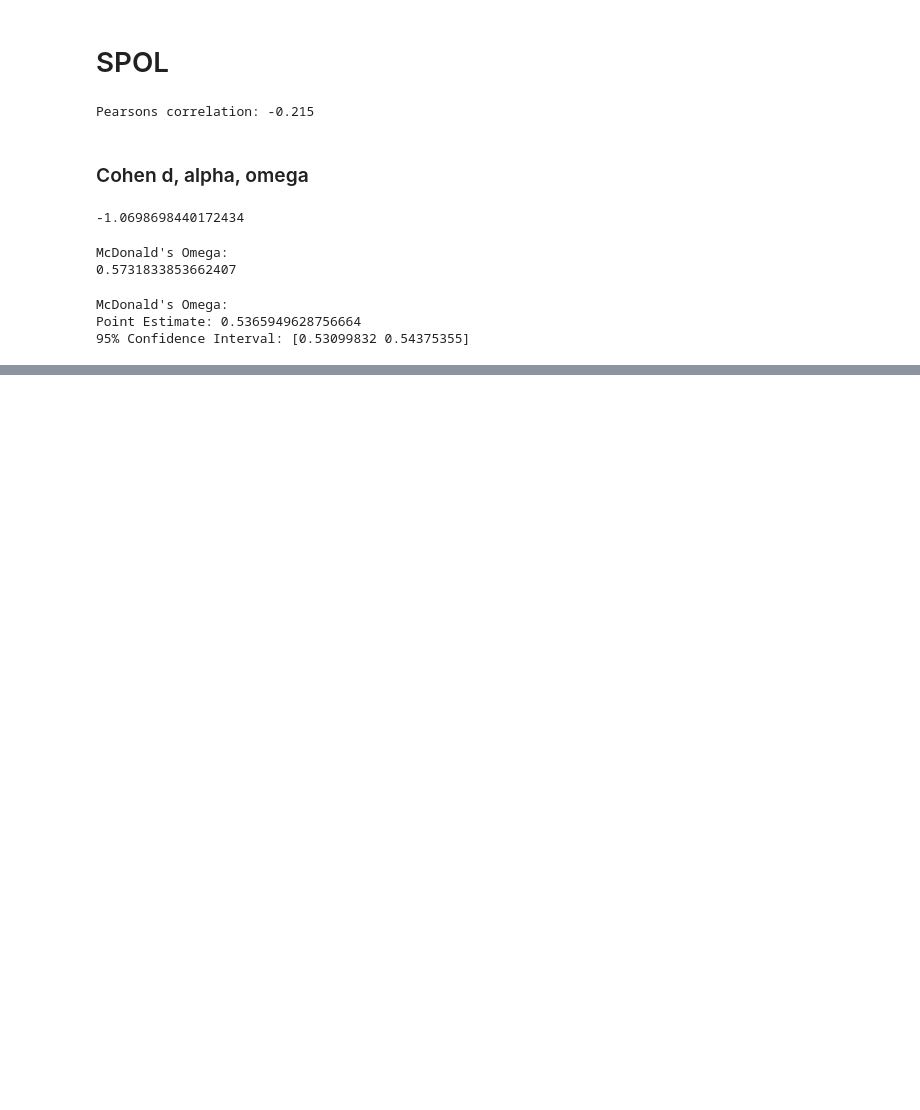
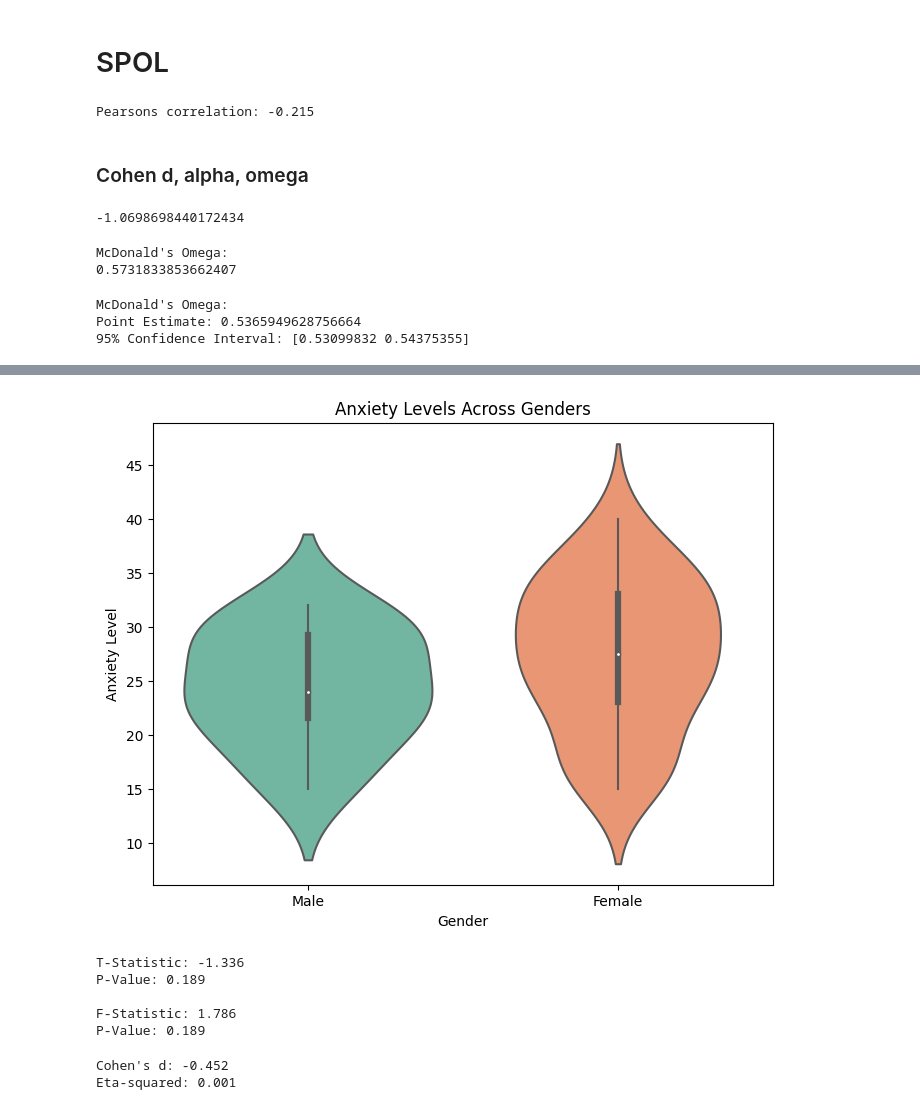
Before and after one commit to borbregant/ai_tandem_learning, a Jupyter notebook: korelacija_anksioznost_motivacija.ipynb, the cells around one changed output, grey strips where cells are left out. Cells and saved outputs as stored; diff of their text form; code cells hidden in the pictures; blank space fills up the shorter version.

```diff
--- a/korelacija_anksioznost_motivacija.ipynb
+++ b/korelacija_anksioznost_motivacija.ipynb
@@ -310,0 +299,54 @@ Gutman's Lambda: 0.33451669917417504
+# %%
+import matplotlib.pyplot as plt
+import seaborn as sns
+import pandas as pd
+
+"""# Boxplot
+plt.figure(figsize=(8, 6))
+sns.boxplot(x='Spol', y='Anksioznost', data=df, palette='Set2')
+plt.title('Anxiety Levels Across Genders')
+plt.xlabel('Gender')
+plt.ylabel('Anxiety Level')
+plt.xticks([0, 1], ['Male', 'Female'])  # Replace 0 and 1 with your gender labels
+plt.show()"""
+
+plt.figure(figsize=(8, 6))
+sns.violinplot(x='Spol', y='Anksioznost', data=df, palette='Set2')
+plt.title('Anxiety Levels Across Genders')
+plt.xlabel('Gender')
+plt.ylabel('Anxiety Level')
+plt.xticks([0, 1], ['Male', 'Female'])  # Replace 0 and 1 with your gender labels
+plt.show()
+# %% [output]
+[figure, added]
+# %%
+male_anxiety = df[df['Spol'] == 0]['Anksioznost']
+female_anxiety = df[df['Spol'] == 1]['Anksioznost']
+
+# Performing t-test
+t_stat, p_value = stats.ttest_ind(male_anxiety, female_anxiety)
+print(f"T-Statistic: {t_stat:.3f}\nP-Value: {p_value:.3f}")
+
+print("")
+
+f_stat, p_value = stats.f_oneway(male_anxiety, female_anxiety)
+print(f"F-Statistic: {f_stat:.3f}\nP-Value: {p_value:.3f}")
+# %% [output]
+T-Statistic: -1.336
+P-Value: 0.189
+
+F-Statistic: 1.786
+P-Value: 0.189
+# %%
+mean_diff = male_anxiety.mean() - female_anxiety.mean()
+pooled_std = ((len(male_anxiety) - 1) * male_anxiety.var() + (len(female_anxiety) - 1) * female_anxiety.var()) / (len(male_anxiety) + len(female_anxiety) - 2)
+cohens_d = mean_diff / (pooled_std ** 0.5)
+print(f"Cohen's d: {cohens_d:.3f}")
+
+ss_between = ((male_anxiety.mean() - df['Anksioznost'].mean())**2 * len(male_anxiety) + (female_anxiety.mean() - df['Anksioznost'].mean())**2 * len(female_anxiety)) / (len(data) - 1)
+ss_total = ((male_anxiety - df['Anksioznost'].mean())**2).sum() + ((female_anxiety - df['Anksioznost'].mean())**2).sum()
+eta_squared = ss_between / ss_total
+print(f"Eta-squared: {eta_squared:.3f}")
+# %% [output]
+Cohen's d: -0.452
+Eta-squared: 0.001
```
Also changed, not shown: parts of 6 cells of this notebook.
